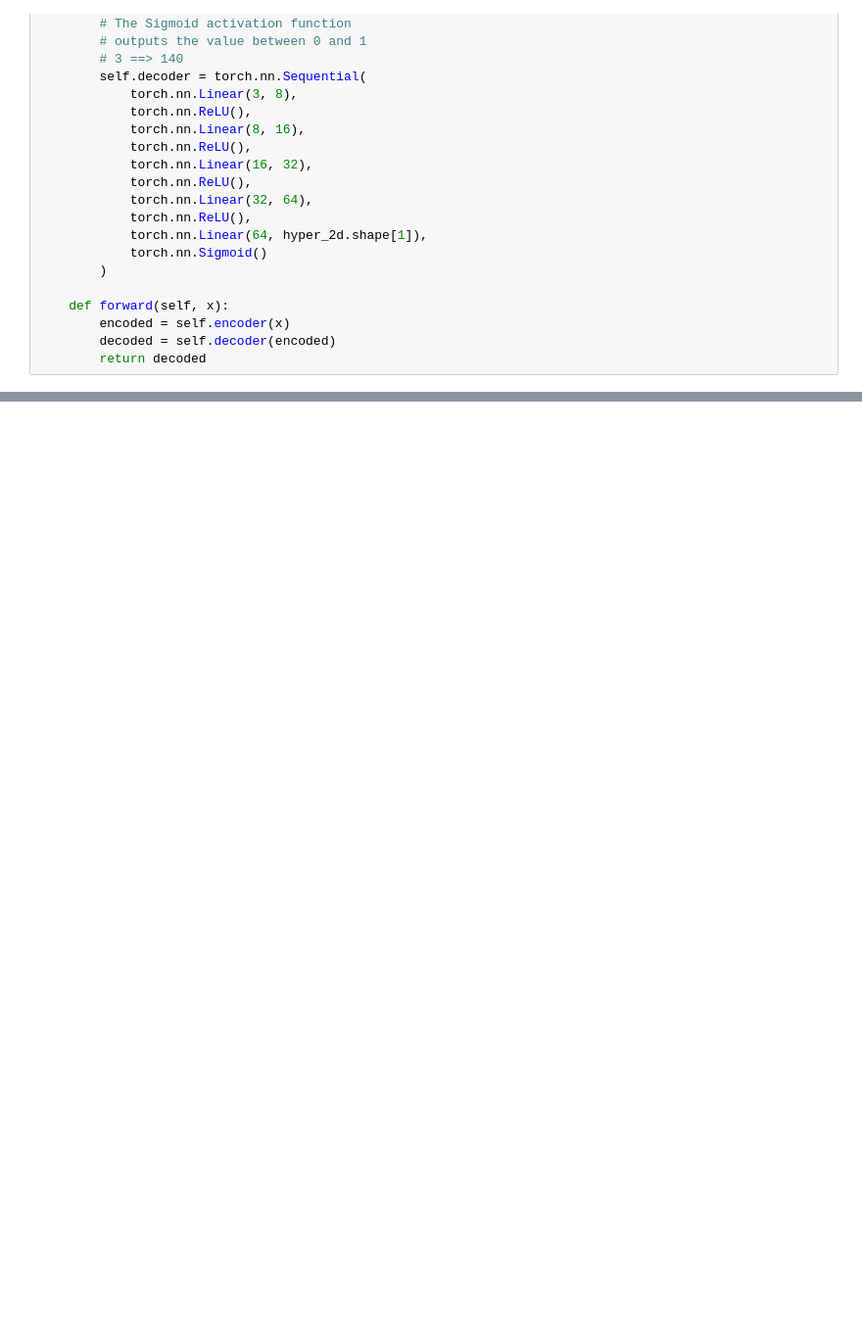
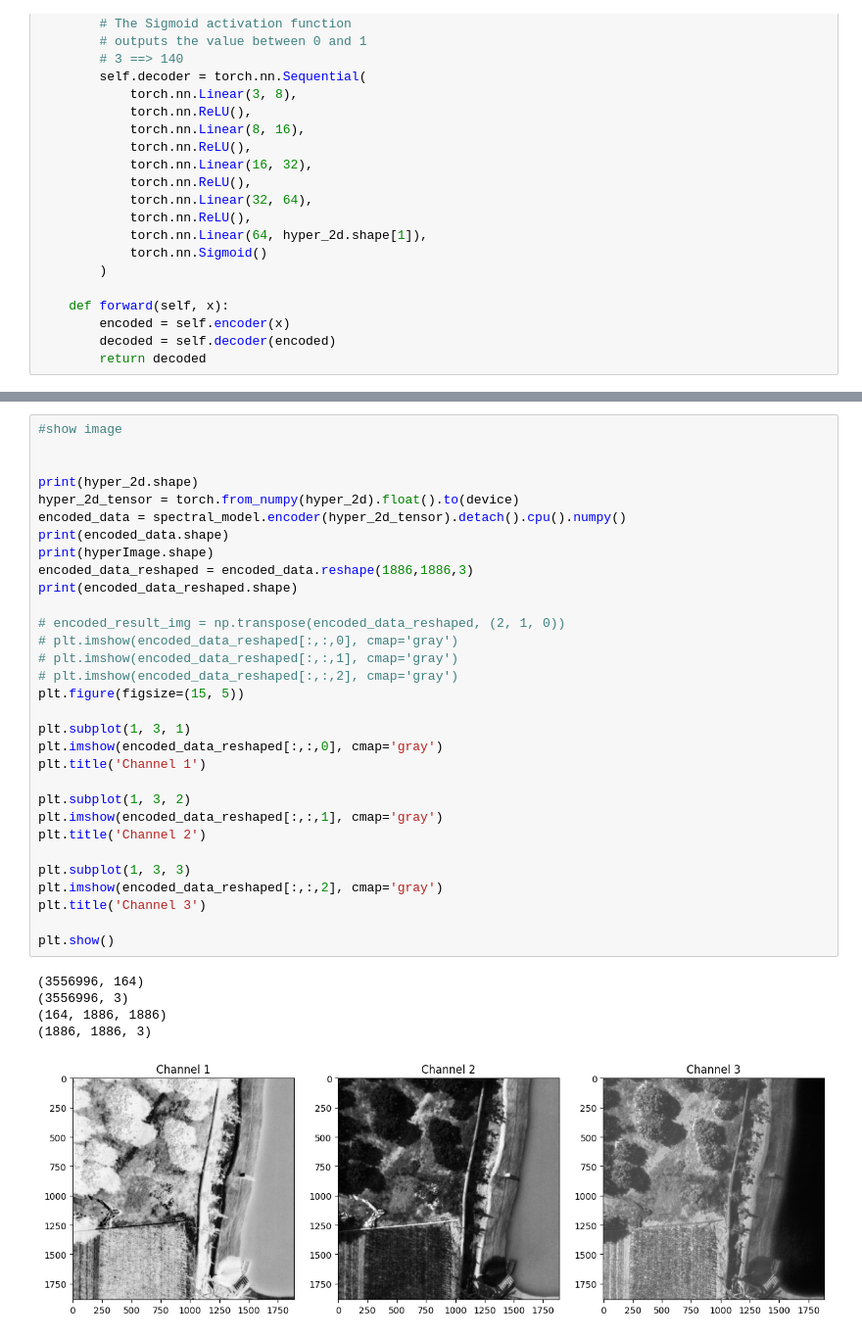
Before and after one commit to tamu-edu-students/HyperTools, a Jupyter notebook: examples/autoencoder.ipynb, the cells around one changed output, grey strips where cells are left out. Shown: that part at 98% size. Cells and saved outputs as stored; diff of their text form; blank space fills up the shorter version.

```diff
--- a/examples/autoencoder.ipynb
+++ b/examples/autoencoder.ipynb
@@ -506,0 +517,37 @@ plt.show()
+# %%
+#show image
+
+
+print(hyper_2d.shape)
+hyper_2d_tensor = torch.from_numpy(hyper_2d).float().to(device)
+encoded_data = spectral_model.encoder(hyper_2d_tensor).detach().cpu().numpy()
+print(encoded_data.shape)
+print(hyperImage.shape)
+encoded_data_reshaped = encoded_data.reshape(1886,1886,3)
+print(encoded_data_reshaped.shape)
+
+# encoded_result_img = np.transpose(encoded_data_reshaped, (2, 1, 0))
+# plt.imshow(encoded_data_reshaped[:,:,0], cmap='gray')
+# plt.imshow(encoded_data_reshaped[:,:,1], cmap='gray')
+# plt.imshow(encoded_data_reshaped[:,:,2], cmap='gray')
+plt.figure(figsize=(15, 5))
+
+plt.subplot(1, 3, 1)
+plt.imshow(encoded_data_reshaped[:,:,0], cmap='gray')
+plt.title('Channel 1')
+
+plt.subplot(1, 3, 2)
+plt.imshow(encoded_data_reshaped[:,:,1], cmap='gray')
+plt.title('Channel 2')
+
+plt.subplot(1, 3, 3)
+plt.imshow(encoded_data_reshaped[:,:,2], cmap='gray')
+plt.title('Channel 3')
+
+plt.show()
+# %% [output]
+(3556996, 164)
+(3556996, 3)
+(164, 1886, 1886)
+(1886, 1886, 3)
+[figure, added]
```
Also changed, not shown: parts of 19 cells of this notebook.
